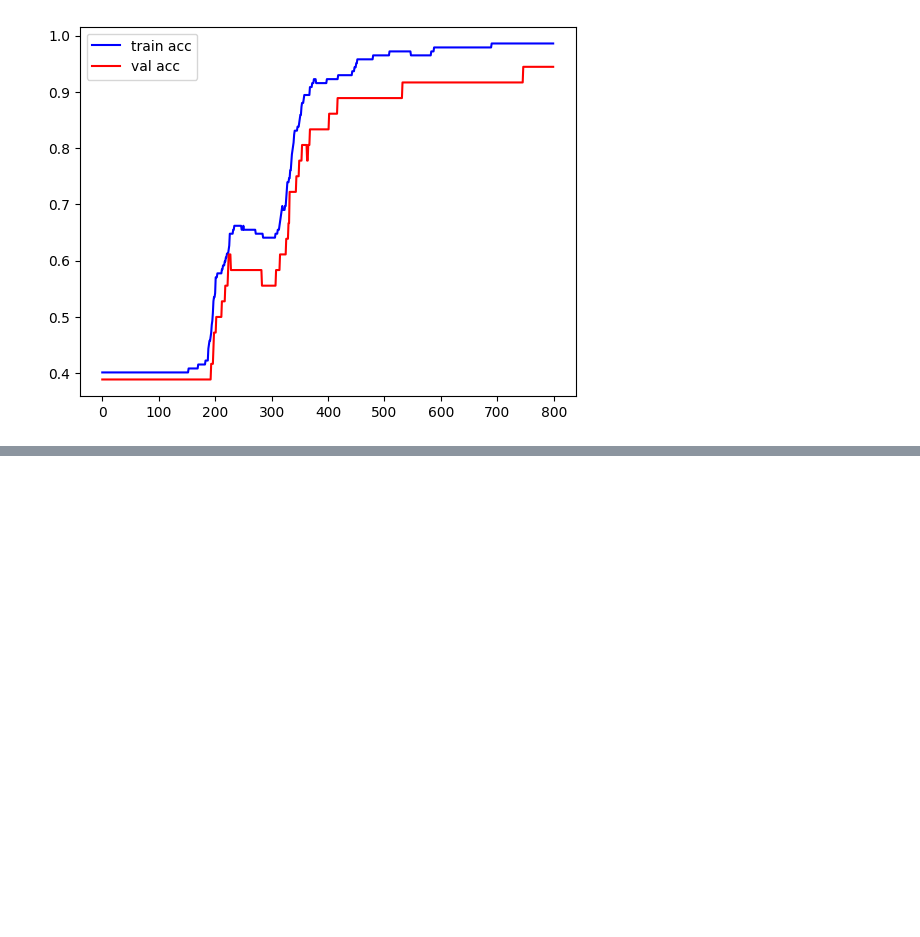
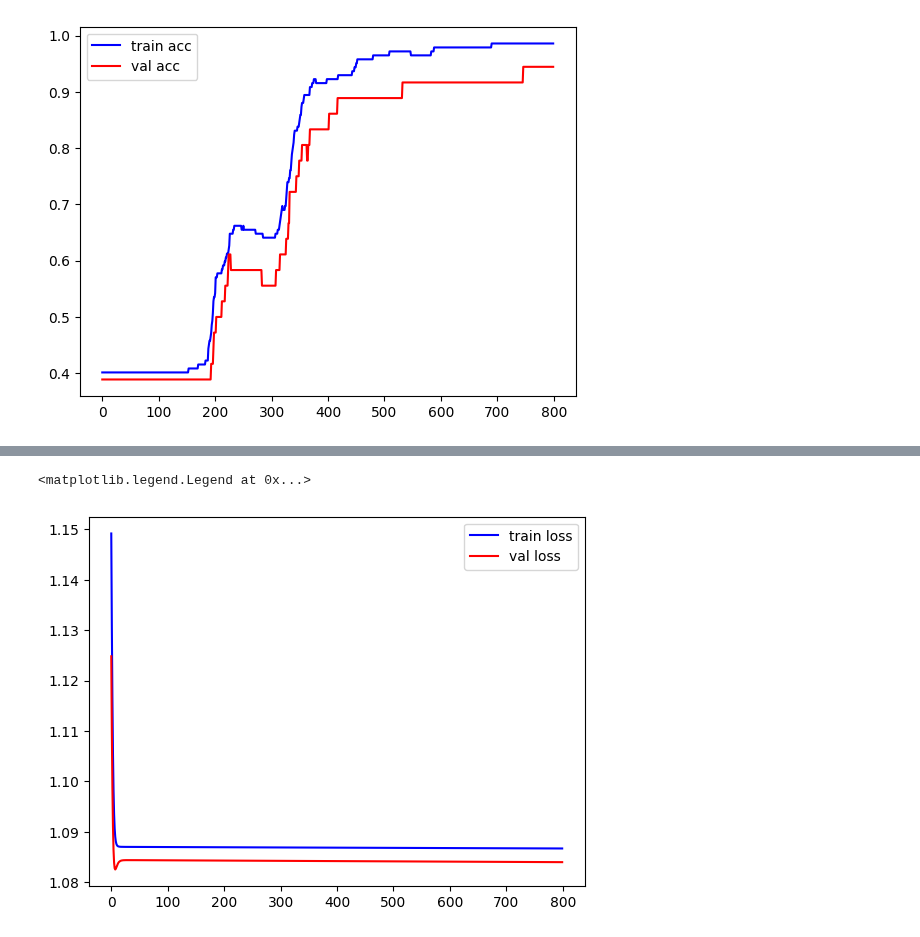
Before and after one commit to wz7475/neural-network-MLP-implementation, a Jupyter notebook: final.ipynb, the cells around one changed output, grey strips where cells are left out. Drawn from its saved outputs; the diff is of its cells as text; code cells hidden in the pictures; blank space fills up the shorter version.

Commit message:
plots

```diff
--- a/final.ipynb
+++ b/final.ipynb
@@ -221,0 +226,6 @@ plt.legend()
+# %%
+hidden_layers = [8, 8]
+activations = [sigmoid] * len(hidden_layers) + [softmax]
+perceptron = Perceptron(13, hidden_layers, 3, activations, loss_function=ccategorical_crossentropy)
+
+perceptron.train(X_train, y_train, X_test, y_test, learning_rate=0.01, epochs=800)
@@ -221,0 +250,7 @@ plt.legend()
+# %%
+plt.plot(perceptron.history["train_loss"], label="train loss", color="blue")
+plt.plot(perceptron.history["val_loss"], label="val loss", color="red")
+plt.legend()
+# %% [output]
+<matplotlib.legend.Legend at 0x...>
+[figure, added]
```
Also changed, not shown: parts of 5 cells of this notebook.
